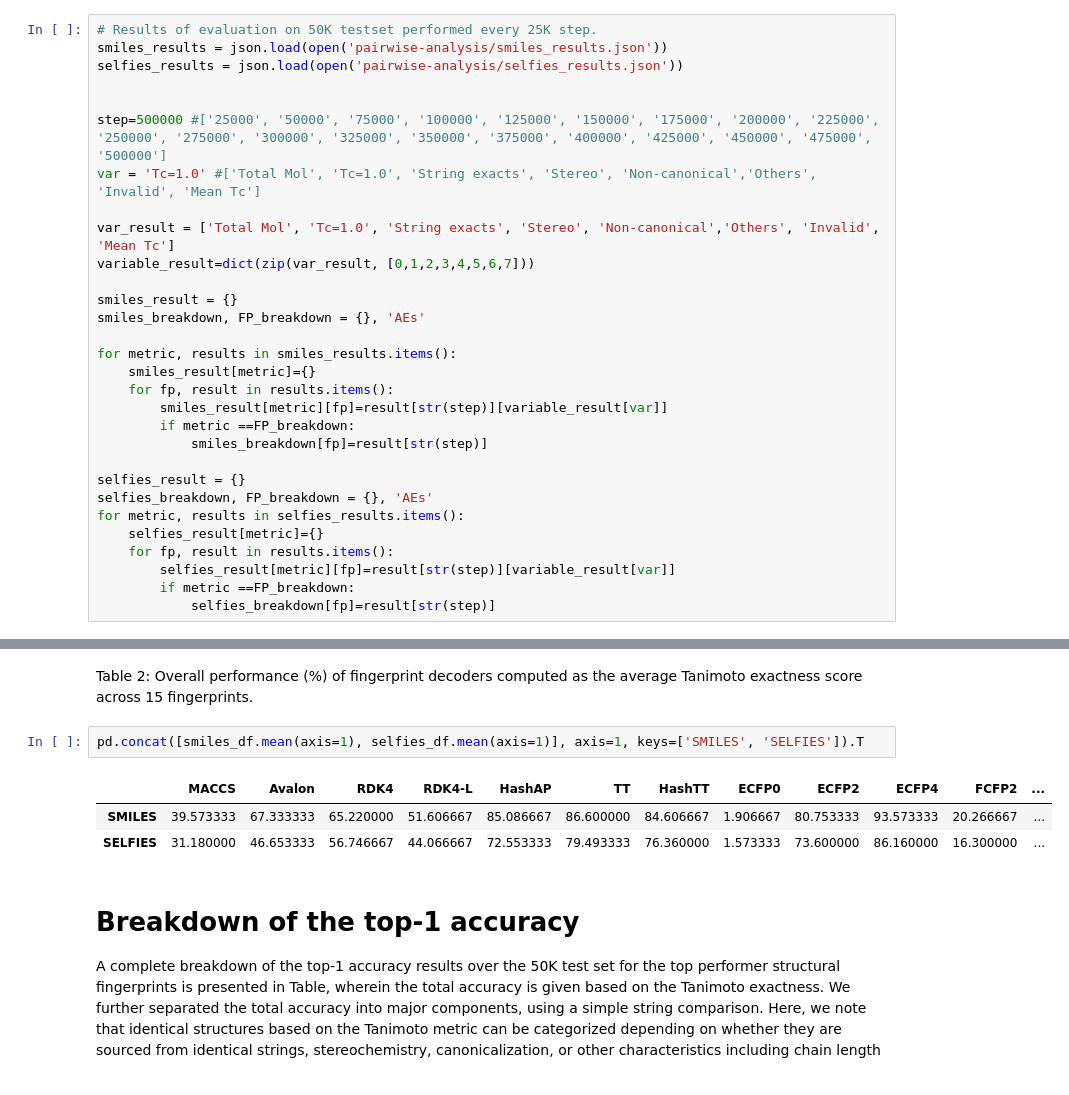
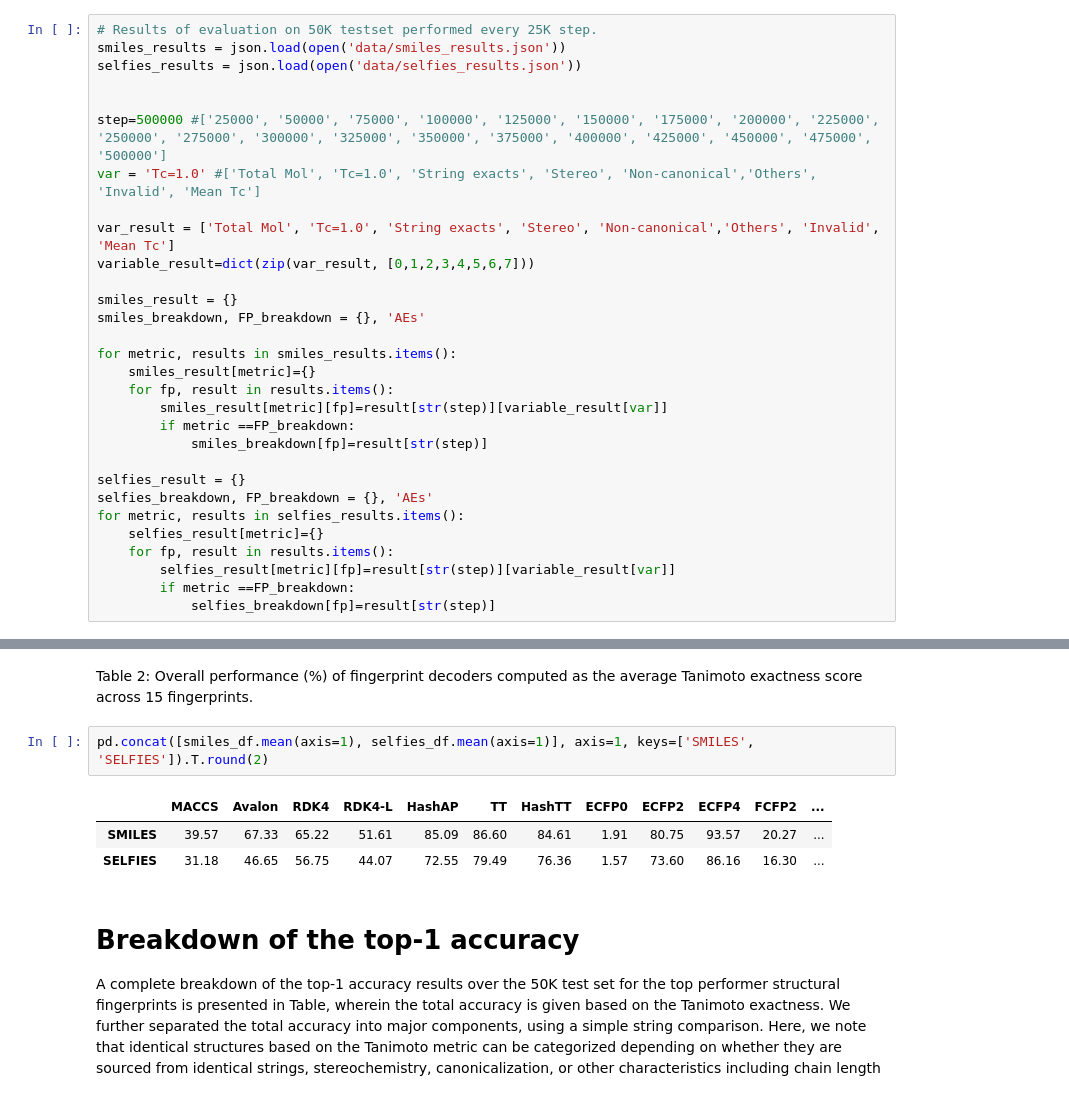
Before and after one commit to knu-lcbc/MolForge, a Jupyter notebook: Pairwise_Analysis.ipynb, the cells around one changed output, grey strips where cells are left out. Saved outputs shown, nothing was run; the diff lists cells and outputs as text.

```diff
--- a/Pairwise_Analysis.ipynb
+++ b/Pairwise_Analysis.ipynb
@@ -27,8 +27,8 @@ In addition, the true performance of each model averaged over 15 fingerprints is
 Ultimately, our top performing models, such as ECFP4, TT and its hashed variant, HashAP, ECFP2 and AEs remained neutral regardless of the choice of similarity metric.
 # %%
 # Results of evaluation on 50K testset performed every 25K step.
-smiles_results = json.load(open('pairwise-analysis/smiles_results.json'))
-selfies_results = json.load(open('pairwise-analysis/selfies_results.json'))
+smiles_results = json.load(open('data/smiles_results.json'))
+selfies_results = json.load(open('data/selfies_results.json'))
 
 
 step=500000 #['25000', '50000', '75000', '100000', '125000', '150000', '175000', '200000', '225000', '250000', '275000', '300000', '325000', '350000', '375000', '400000', '425000', '450000', '475000', '500000']
@@ -100,11 +97,11 @@ selfies_df
 Table 2: Overall performance (%) of fingerprint decoders computed as the average Tanimoto exactness
 score across 15 fingerprints.
 # %%
-pd.concat([smiles_df.mean(axis=1), selfies_df.mean(axis=1)], axis=1, keys=['SMILES', 'SELFIES']).T
+pd.concat([smiles_df.mean(axis=1), selfies_df.mean(axis=1)], axis=1, keys=['SMILES', 'SELFIES']).T.round(2)
 # %% [output]
 |  | MACCS | Avalon | RDK4 | RDK4-L | HashAP | TT | HashTT | ECFP0 | ECFP2 | ECFP4 | FCFP2 | ... |
-| SMILES | 39.573333 | 67.333333 | 65.220000 | 51.606667 | 85.086667 | 86.600000 | 84.606667 | 1.906667 | 80.753333 | 93.573333 | 20.266667 | ... |
-| SELFIES | 31.180000 | 46.653333 | 56.746667 | 44.066667 | 72.553333 | 79.493333 | 76.360000 | 1.573333 | 73.600000 | 86.160000 | 16.300000 | ... |
+| SMILES | 39.57 | 67.33 | 65.22 | 51.61 | 85.09 | 86.60 | 84.61 | 1.91 | 80.75 | 93.57 | 20.27 | ... |
+| SELFIES | 31.18 | 46.65 | 56.75 | 44.07 | 72.55 | 79.49 | 76.36 | 1.57 | 73.60 | 86.16 | 16.30 | ... |
 # %% [markdown]
 # Breakdown of the top-1 accuracy
 
```
Also changed, not shown: parts of 7 cells of this notebook, 2 other files.
